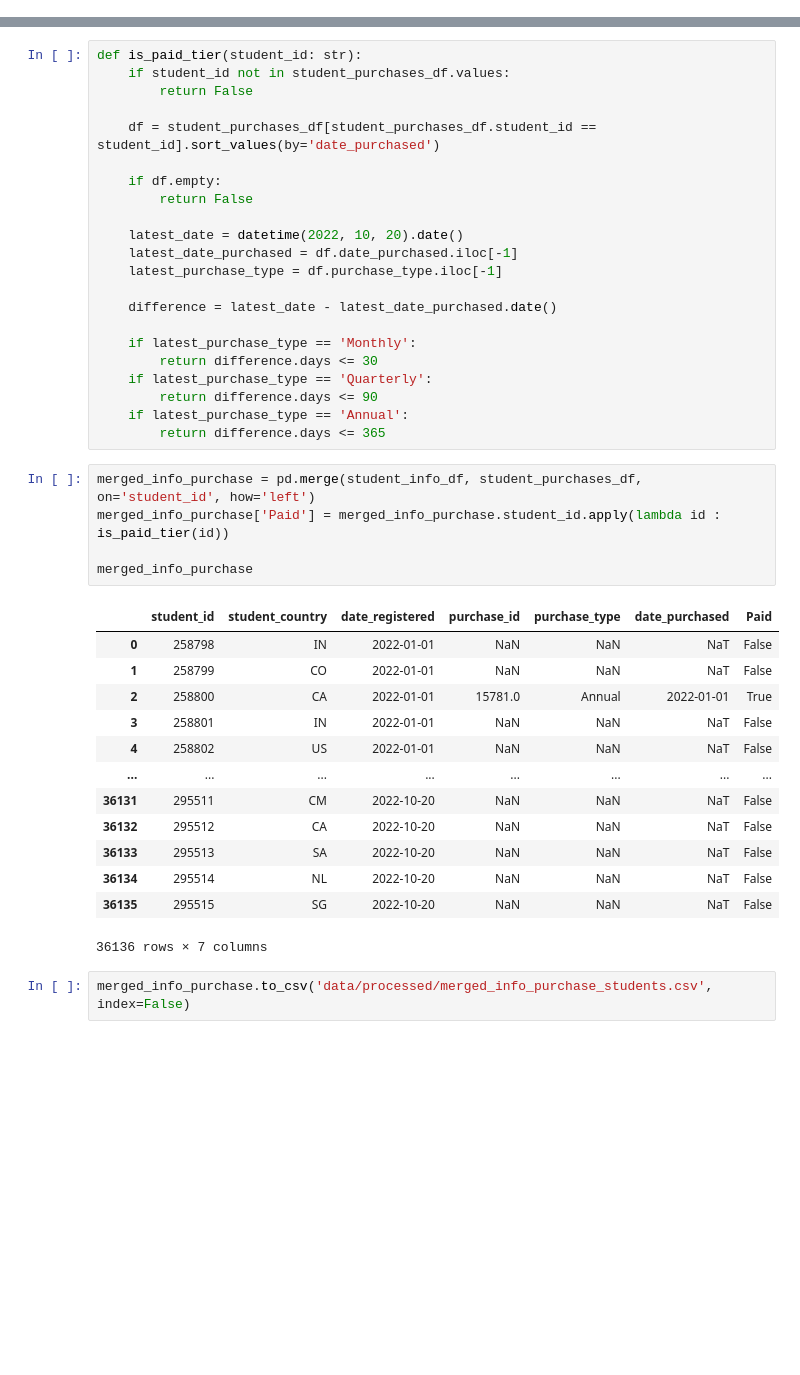
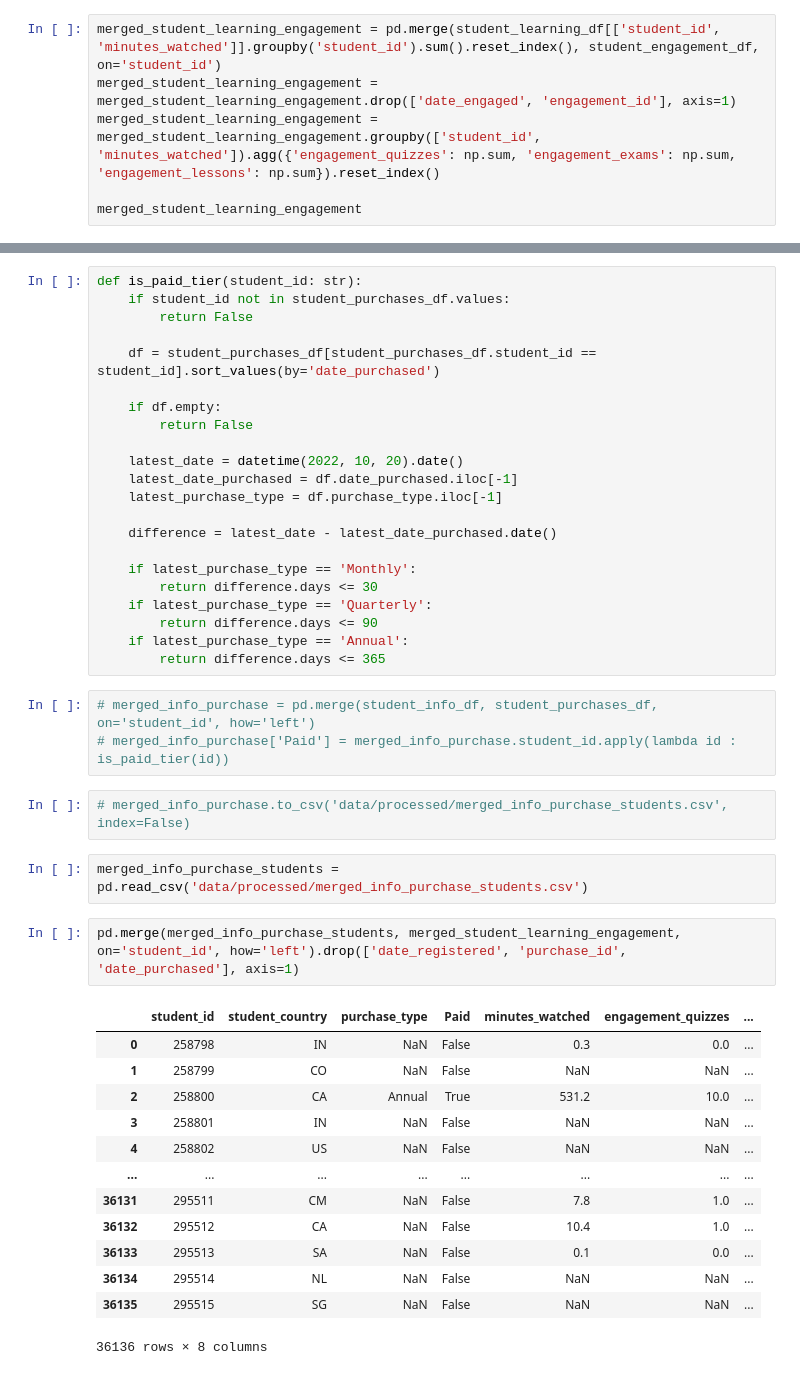
Before and after one commit to AryehRotberg/365-Learning-Data-Challenge, a Jupyter notebook: notebook/EDA.ipynb, the cells around one changed output, grey strips where cells are left out. Drawn from its saved outputs; the diff is of its cells as text; blank space fills up the shorter version.

Commit message:
Updated eda jupyter file and added merged_student_learning_engagement csv file

```diff
--- a/notebook/EDA.ipynb
+++ b/notebook/EDA.ipynb
@@ -106,0 +75,6 @@ student_engagement_df.groupby('student_id').size().reset_index()
+# %%
+merged_student_learning_engagement = pd.merge(student_learning_df[['student_id', 'minutes_watched']].groupby('student_id').sum().reset_index(), student_engagement_df, on='student_id')
+merged_student_learning_engagement = merged_student_learning_engagement.drop(['date_engaged', 'engagement_id'], axis=1)
+merged_student_learning_engagement = merged_student_learning_engagement.groupby(['student_id', 'minutes_watched']).agg({'engagement_quizzes': np.sum, 'engagement_exams': np.sum, 'engagement_lessons': np.sum}).reset_index()
+
+merged_student_learning_engagement
@@ -234,23 +196,25 @@ def is_paid_tier(student_id: str):
     if latest_purchase_type == 'Annual':
         return difference.days <= 365
 # %%
-merged_info_purchase = pd.merge(student_info_df, student_purchases_df, on='student_id', how='left')
-merged_info_purchase['Paid'] = merged_info_purchase.student_id.apply(lambda id : is_paid_tier(id))
-
-merged_info_purchase
+# merged_info_purchase = pd.merge(student_info_df, student_purchases_df, on='student_id', how='left')
+# merged_info_purchase['Paid'] = merged_info_purchase.student_id.apply(lambda id : is_paid_tier(id))
-# %% [output]
-|  | student_id | student_country | date_registered | purchase_id | purchase_type | date_purchased | Paid |
-| 0 | 258798 | IN | 2022-01-01 | NaN | NaN | NaT | False |
-| 1 | 258799 | CO | 2022-01-01 | NaN | NaN | NaT | False |
-| 2 | 258800 | CA | 2022-01-01 | 15781.0 | Annual | 2022-01-01 | True |
-| 3 | 258801 | IN | 2022-01-01 | NaN | NaN | NaT | False |
-| 4 | 258802 | US | 2022-01-01 | NaN | NaN | NaT | False |
-| ... | ... | ... | ... | ... | ... | ... | ... |
-| 36131 | 295511 | CM | 2022-10-20 | NaN | NaN | NaT | False |
-| 36132 | 295512 | CA | 2022-10-20 | NaN | NaN | NaT | False |
-| 36133 | 295513 | SA | 2022-10-20 | NaN | NaN | NaT | False |
-| 36134 | 295514 | NL | 2022-10-20 | NaN | NaN | NaT | False |
-| 36135 | 295515 | SG | 2022-10-20 | NaN | NaN | NaT | False |
-36136 rows × 7 columns
 # %%
-merged_info_purchase.to_csv('data/processed/merged_info_purchase_students.csv', index=False)
+# merged_info_purchase.to_csv('data/processed/merged_info_purchase_students.csv', index=False)
+# %%
+merged_info_purchase_students = pd.read_csv('data/processed/merged_info_purchase_students.csv')
+# %%
+pd.merge(merged_info_purchase_students, merged_student_learning_engagement, on='student_id', how='left').drop(['date_registered', 'purchase_id', 'date_purchased'], axis=1)
+# %% [output]
+|  | student_id | student_country | purchase_type | Paid | minutes_watched | engagement_quizzes | ... |
+| 0 | 258798 | IN | NaN | False | 0.3 | 0.0 | ... |
+| 1 | 258799 | CO | NaN | False | NaN | NaN | ... |
+| 2 | 258800 | CA | Annual | True | 531.2 | 10.0 | ... |
+| 3 | 258801 | IN | NaN | False | NaN | NaN | ... |
+| 4 | 258802 | US | NaN | False | NaN | NaN | ... |
+| ... | ... | ... | ... | ... | ... | ... | ... |
+| 36131 | 295511 | CM | NaN | False | 7.8 | 1.0 | ... |
+| 36132 | 295512 | CA | NaN | False | 10.4 | 1.0 | ... |
+| 36133 | 295513 | SA | NaN | False | 0.1 | 0.0 | ... |
+| 36134 | 295514 | NL | NaN | False | NaN | NaN | ... |
+| 36135 | 295515 | SG | NaN | False | NaN | NaN | ... |
+36136 rows × 8 columns
```
Also changed, not shown: parts of 7 cells of this notebook, 1 other file.
